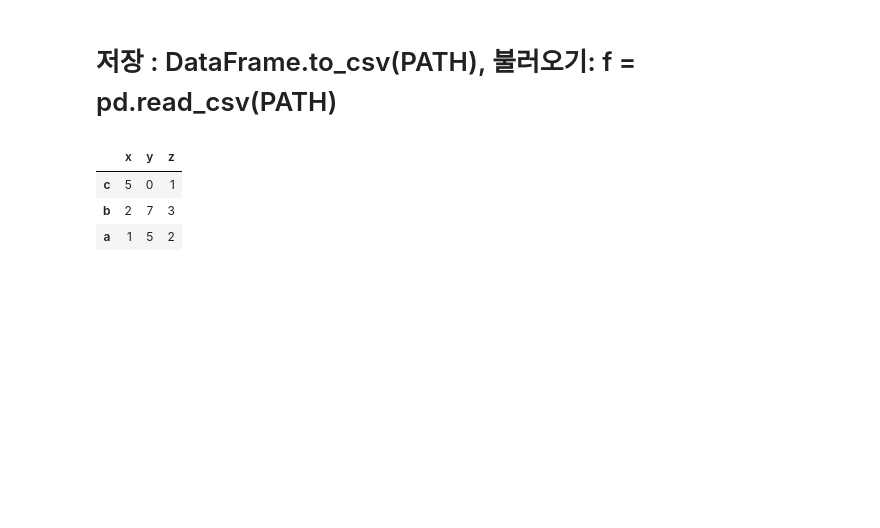
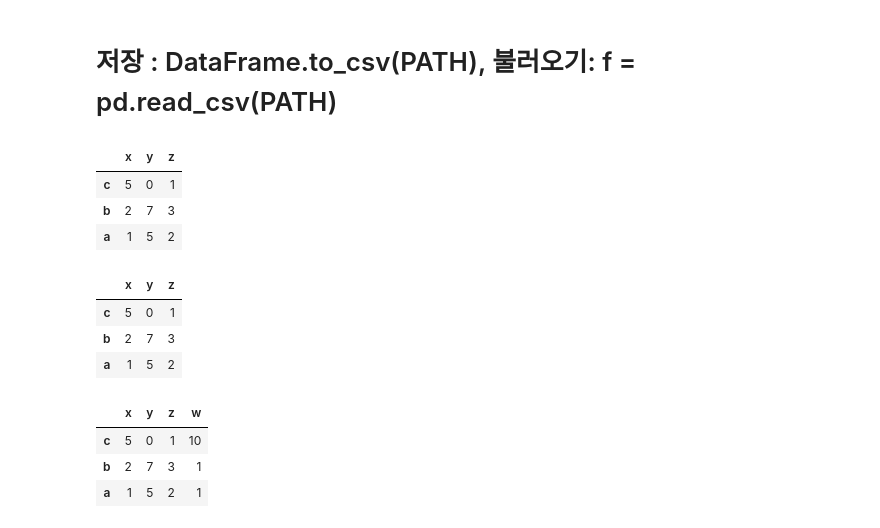
Before and after one commit to starbucksdolcelatte/AI_Practice_2019, a Jupyter notebook: Day02_Numpy_Pandas/pandas_calculation_sort_rw.ipynb, the cells around one changed output. Cells and saved outputs as stored; diff of their text form; code cells hidden in the pictures; blank space fills up the shorter version.

```diff
--- a/Day02_Numpy_Pandas/pandas_calculation_sort_rw.ipynb
+++ b/Day02_Numpy_Pandas/pandas_calculation_sort_rw.ipynb
@@ -97,3 +97,20 @@ x
 | c | 5 | 0 | 1 |
 | b | 2 | 7 | 3 |
 | a | 1 | 5 | 2 |
+# %%
+x = pd.read_csv('col_sort.csv', index_col = 0) # index_col = 0 option은 Unnamed: 0 컬럼을 없애기 위해
+x
+# %% [output]
+|  | x | y | z |
+| c | 5 | 0 | 1 |
+| b | 2 | 7 | 3 |
+| a | 1 | 5 | 2 |
+# %%
+x['w']['c'] = 10
+# %%
+x
+# %% [output]
+|  | x | y | z | w |
+| c | 5 | 0 | 1 | 10 |
+| b | 2 | 7 | 3 | 1 |
+| a | 1 | 5 | 2 | 1 |
```
Also changed, not shown: parts of 2 cells of this notebook, 13 other files.
